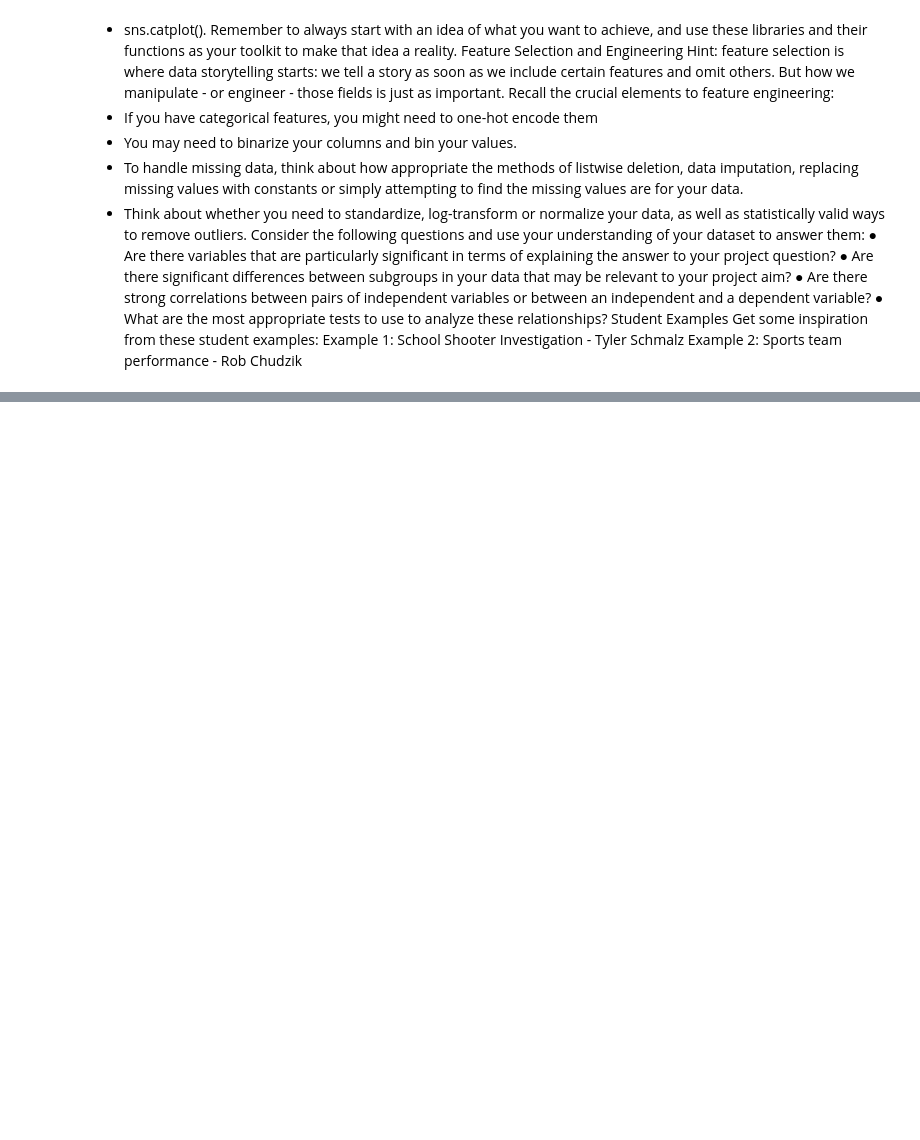
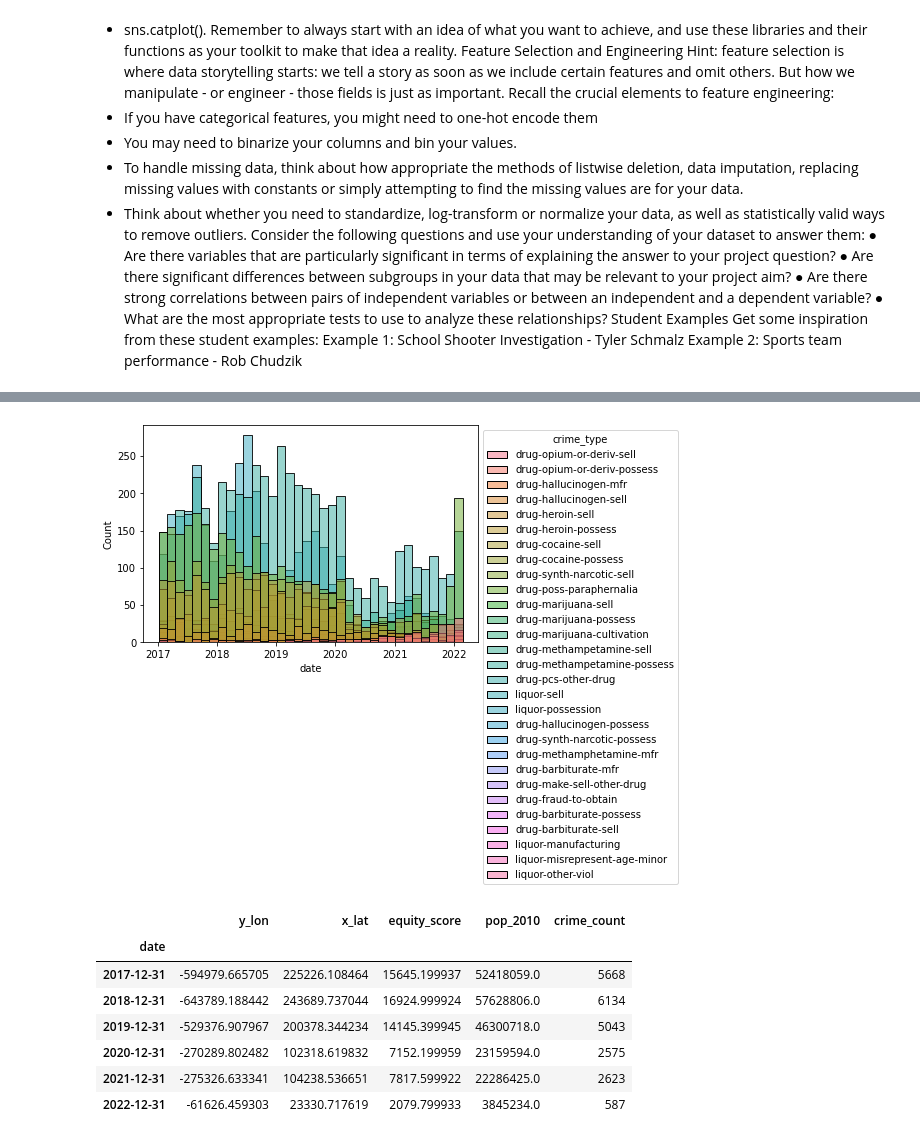
Before and after one commit to Seismic-Striker/Springboard_and_Datacamp, a Jupyter notebook: Denver Crime Data/Denver Crime EDA.ipynb, the cells around one changed output, grey strips where cells are left out. Saved outputs shown, nothing was run; the diff lists cells and outputs as text; code cells hidden in the pictures; blank space fills up the shorter version.

```diff
--- a/Denver Crime Data/Denver Crime EDA.ipynb
+++ b/Denver Crime Data/Denver Crime EDA.ipynb
@@ -308,0 +256,16 @@ crime_df.to_csv('denver_crime_clean.csv')
+# %%
+_ = sns.histplot(x='date',hue='crime_type',data=drug_alcohol)
+sns.move_legend(_, "upper left", bbox_to_anchor=(1, 1))
+plt.show()
+drug_alcohol.crime_type.value_counts()
+drug_alcohol.resample('Y', on='date').sum()
+# %% [output]
+[figure, added]
+|  | y_lon | x_lat | equity_score | pop_2010 | crime_count |
+| date |  |  |  |  |  |
+| 2017-12-31 | -594979.665705 | 225226.108464 | 15645.199937 | 52418059.0 | 5668 |
+| 2018-12-31 | -643789.188442 | 243689.737044 | 16924.999924 | 57628806.0 | 6134 |
+| 2019-12-31 | -529376.907967 | 200378.344234 | 14145.399945 | 46300718.0 | 5043 |
+| 2020-12-31 | -270289.802482 | 102318.619832 | 7152.199959 | 23159594.0 | 2575 |
+| 2021-12-31 | -275326.633341 | 104238.536651 | 7817.599922 | 22286425.0 | 2623 |
+| 2022-12-31 | -61626.459303 | 23330.717619 | 2079.799933 | 3845234.0 | 587 |
```
Also changed, not shown: parts of 27 cells of this notebook, 1 other file.
